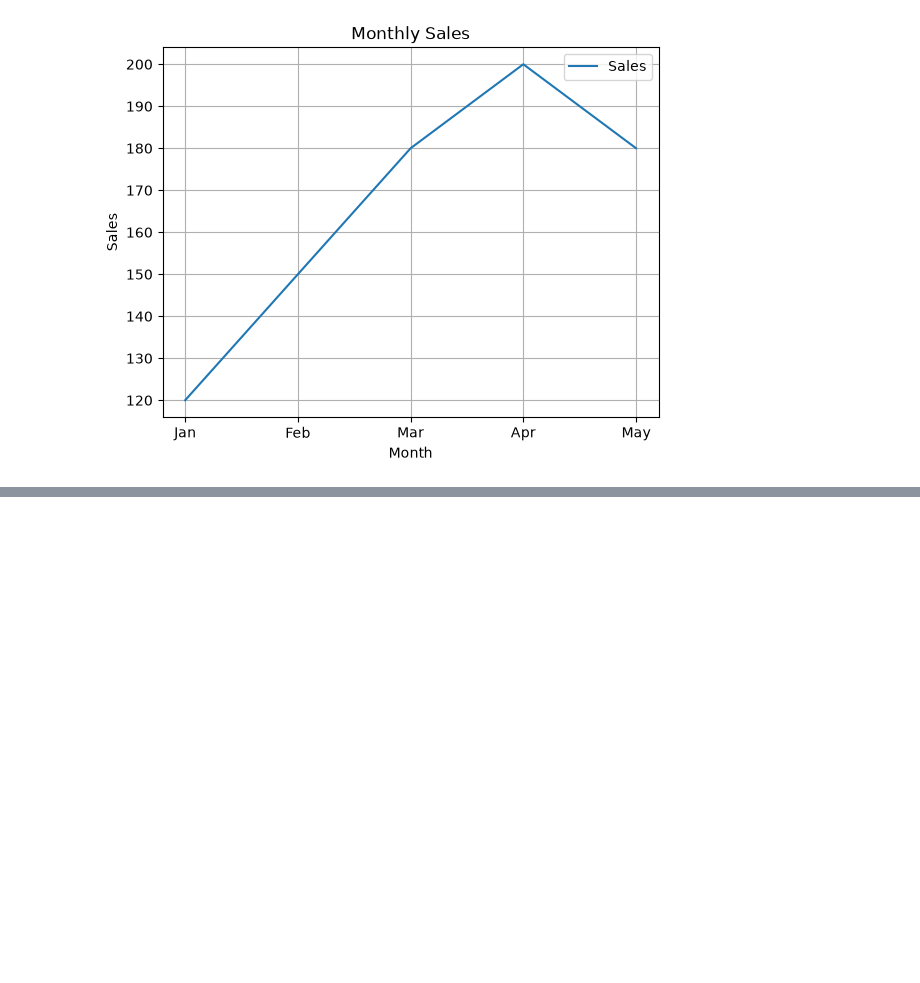
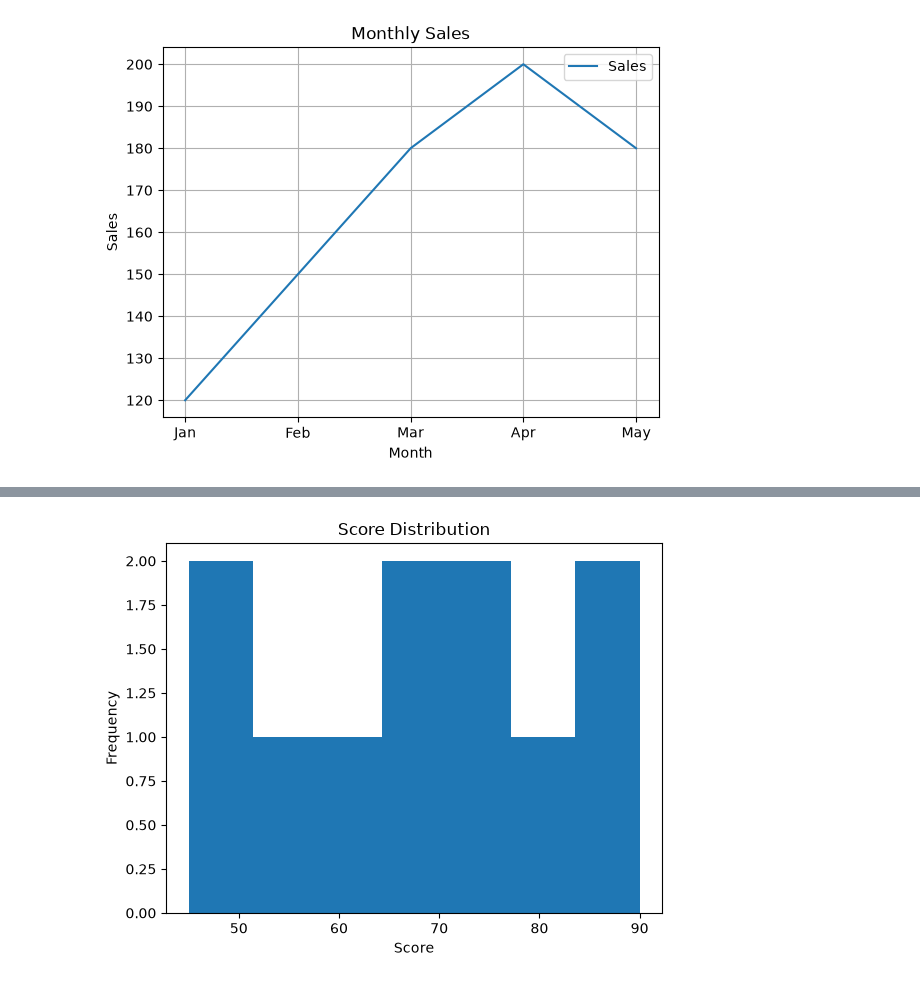
Before and after one commit to geff-ghost/notebooks, a Jupyter notebook: whatsapp_py/WhatsAppJourney.ipynb, the cells around one changed output, grey strips where cells are left out. Cells and saved outputs as stored; diff of their text form; code cells hidden in the pictures; blank space fills up the shorter version.

```diff
--- a/whatsapp_py/WhatsAppJourney.ipynb
+++ b/whatsapp_py/WhatsAppJourney.ipynb
@@ -1504,0 +1563,12 @@ ValueError: x and y must have same first dimension, but have shapes (3,) and (2,
+# %%
+scores = [45, 50, 52, 60, 68, 70, 72, 75, 80, 85, 90]
+
+plt.hist(scores, bins=7)
+
+plt.title('Score Distribution')
+plt.xlabel('Score')
+plt.ylabel('Frequency')
+
+plt.show()
+# %% [output]
+[figure, added]
```
Also changed, not shown: parts of 9 cells of this notebook.
